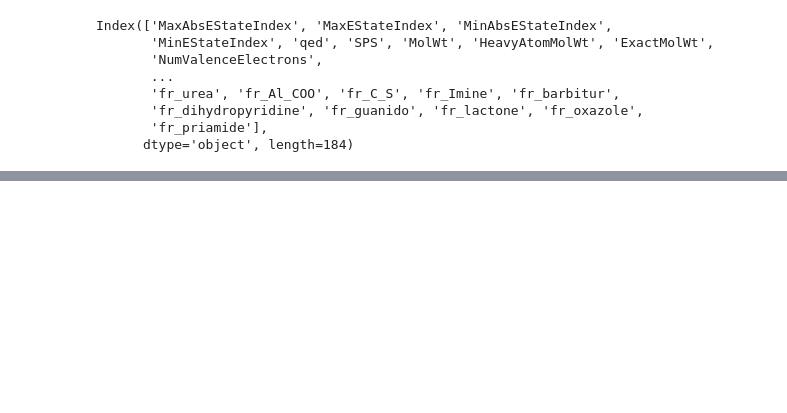
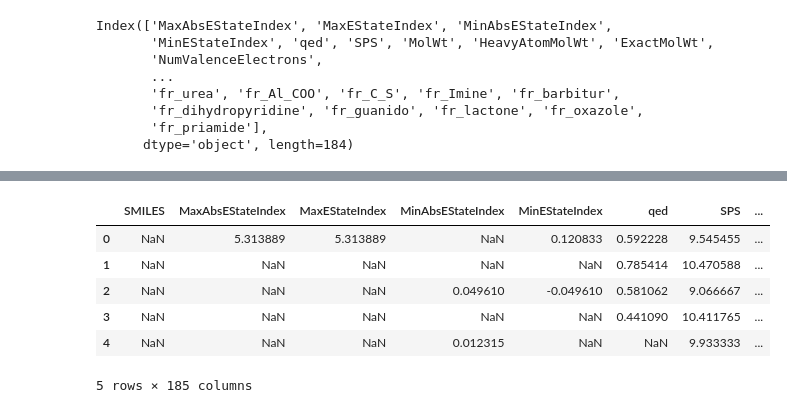
Before and after one commit to annebiemans/Group16, a Jupyter notebook: part_2.ipynb, the cells around one changed output, grey strips where cells are left out. Saved outputs shown, nothing was run; the diff lists cells and outputs as text; code cells hidden in the pictures; blank space fills up the shorter version.

```diff
--- a/part_2.ipynb
+++ b/part_2.ipynb
@@ -57,0 +102,16 @@ sns.boxplot(data=df_scaled)
+# %%
+z_scores = stats.zscore(df_descriptors)
+
+threshold = 0.5
+outlier = np.abs(z_scores) > threshold
+df_outliers = df_molecules[outlier]
+df_outliers = df_outliers.dropna(how='all')
+df_outliers.head()
+# %% [output]
+|  | SMILES | MaxAbsEStateIndex | MaxEStateIndex | MinAbsEStateIndex | MinEStateIndex | qed | SPS | ... |
+| 0 | NaN | 5.313889 | 5.313889 | NaN | 0.120833 | 0.592228 | 9.545455 | ... |
+| 1 | NaN | NaN | NaN | NaN | NaN | 0.785414 | 10.470588 | ... |
+| 2 | NaN | NaN | NaN | 0.049610 | -0.049610 | 0.581062 | 9.066667 | ... |
+| 3 | NaN | NaN | NaN | NaN | NaN | 0.441090 | 10.411765 | ... |
+| 4 | NaN | NaN | NaN | 0.012315 | NaN | NaN | 9.933333 | ... |
+5 rows × 185 columns
```
Also changed, not shown: parts of 5 cells of this notebook.
